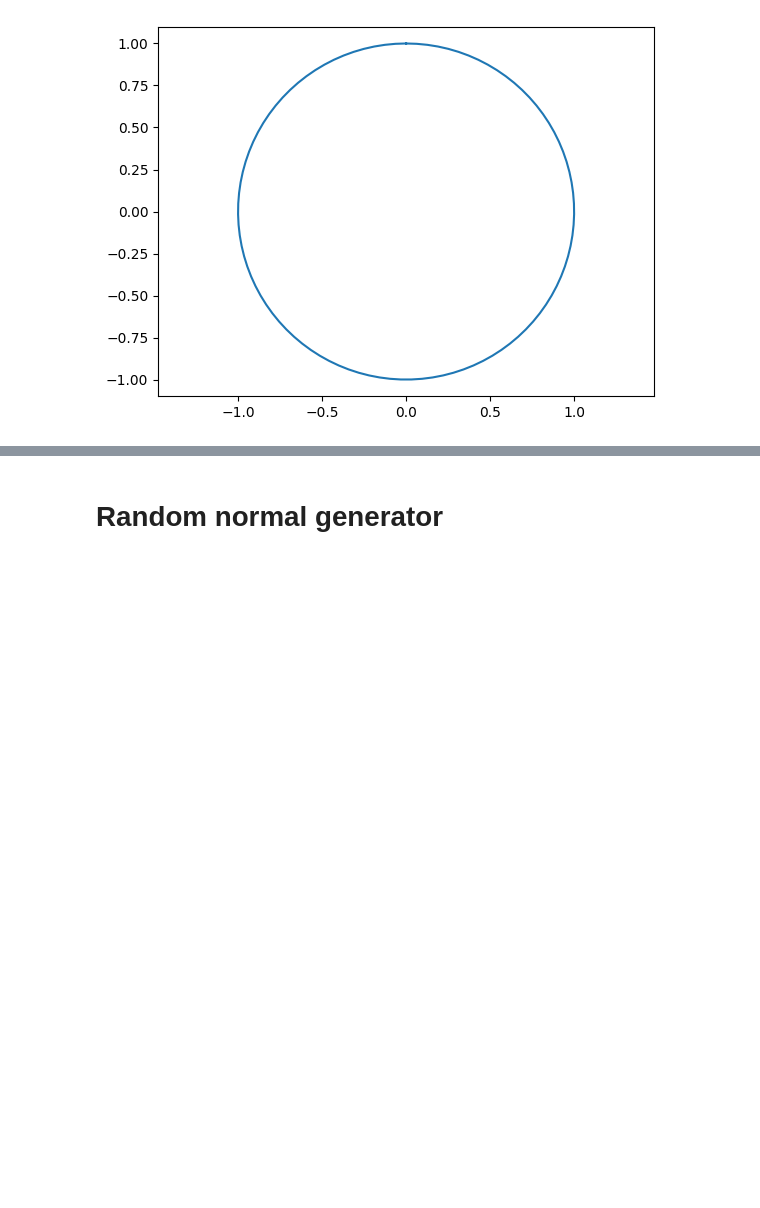
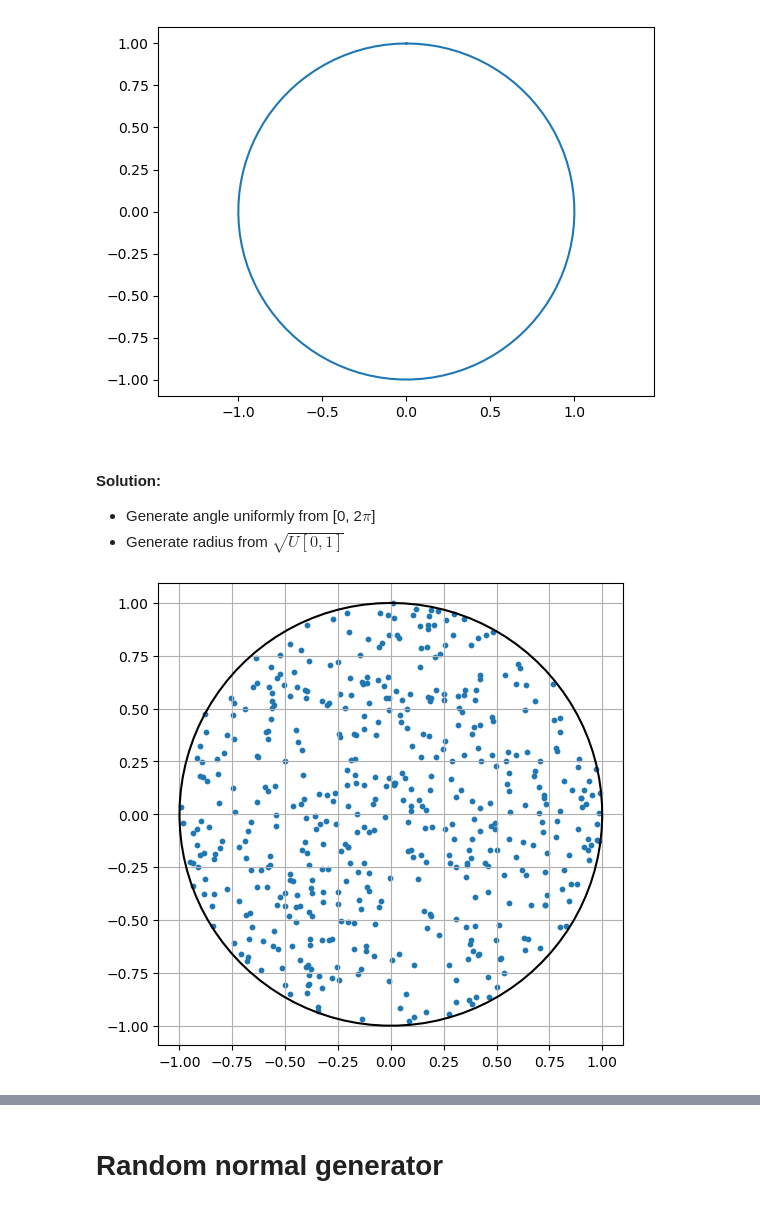
Before and after one commit to NSArt1/StatPrac25, a Jupyter notebook: 3/HW3.ipynb, the cells around one changed output, grey strips where cells are left out. Saved outputs shown, nothing was run; the diff lists cells and outputs as text; code cells hidden in the pictures; blank space fills up the shorter version.

```diff
--- a/3/HW3.ipynb
+++ b/3/HW3.ipynb
@@ -443,0 +491,18 @@ plt.show()
+# %% [markdown]
+#### Solution:
+* Generate angle uniformly from [0, 2$\pi$]
+* Generate radius from $\sqrt{U[0, 1]}$
+# %%
+# Your code
+N = 500
+theta_sample = np.array([rng()*2*np.pi for _ in range(N)])
+r_sample = np.array([np.sqrt(rng()) for _ in range(N)])
+fig, ax = plt.subplots(figsize=(6,6))
+ax.scatter(r_sample*np.cos(theta_sample), r_sample*np.sin(theta_sample), s =10)
+t = np.linspace(0, 2*np.pi, 100)
+ax.plot(np.sin(t), np.cos(t), color ='black')
+ax.axis('equal')
+# plt.show()
+ax.grid()
+# %% [output]
+[figure, added]
```
Also changed, not shown: parts of 26 cells of this notebook.
